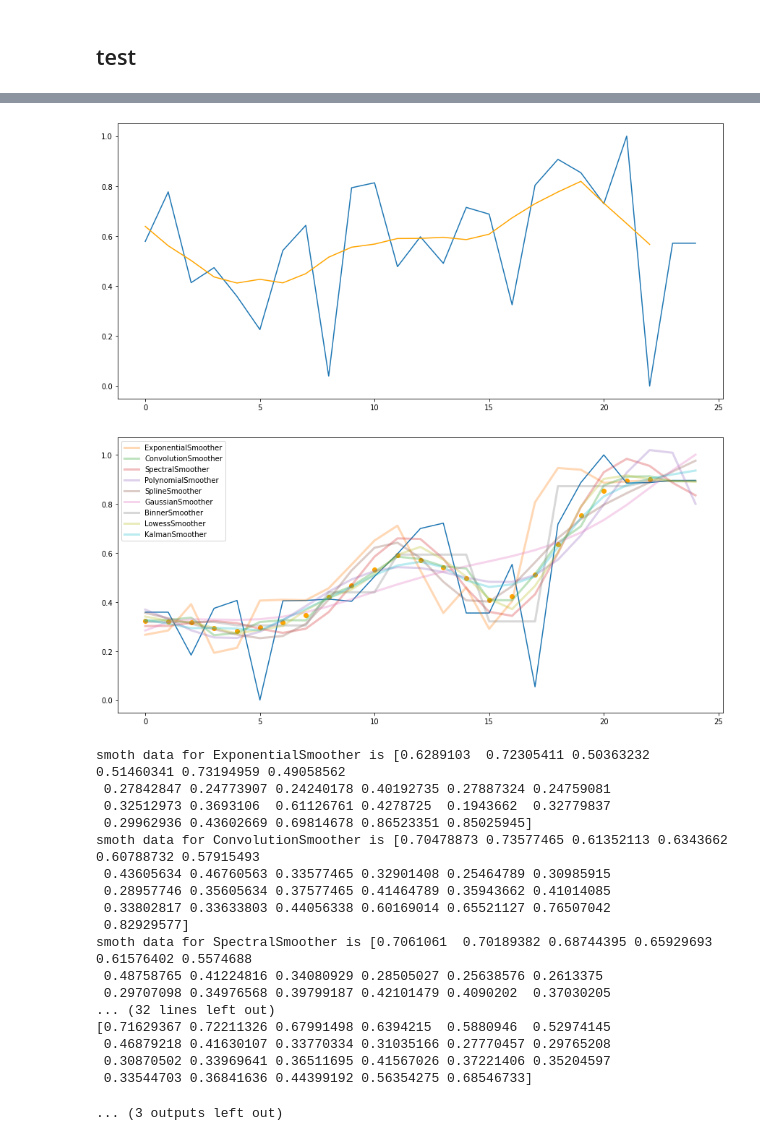
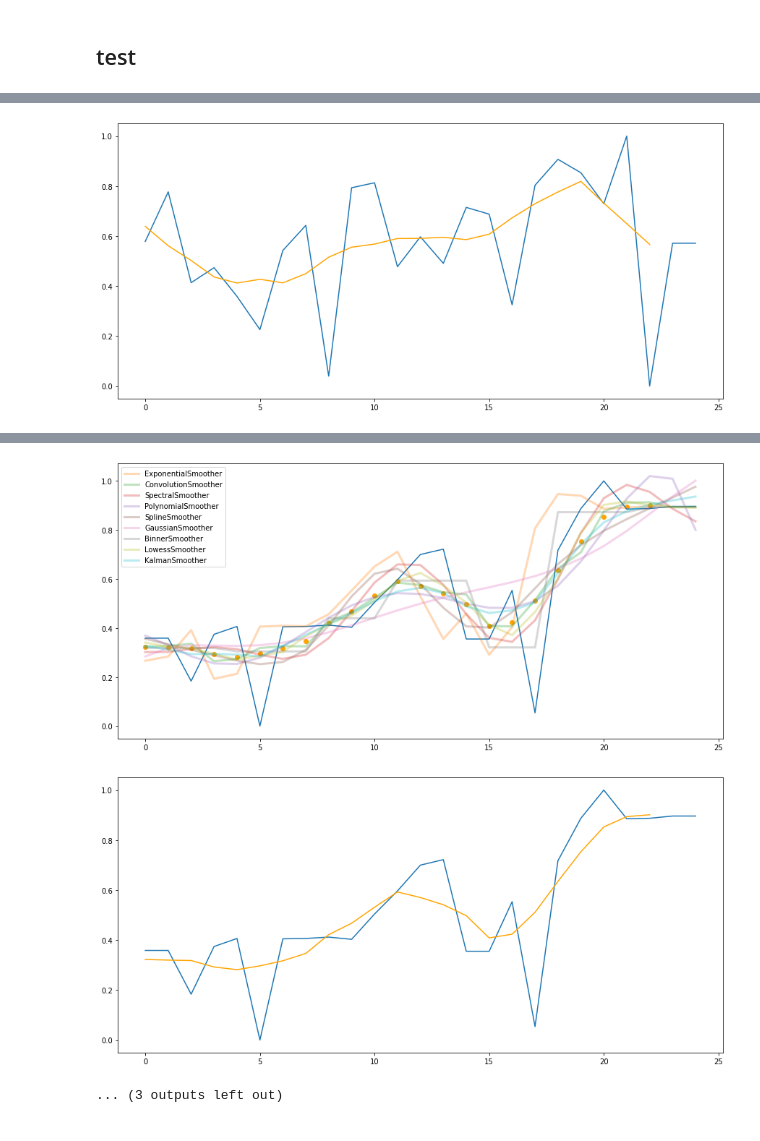
Before and after one commit to dr11m/tsmoothie, a Jupyter notebook: notebooks/Basic Smoothing.ipynb, the cells around one changed output, grey strips where cells are left out. Saved outputs shown, nothing was run; the diff lists cells and outputs as text; code cells hidden in the pictures.

```diff
--- a/notebooks/Basic Smoothing.ipynb
+++ b/notebooks/Basic Smoothing.ipynb
@@ -106,7 +111,7 @@ def apply_spline_smoother(prices: list[float], plt: plt) -> tuple[plt, list[floa
 
     return plt, smoother.smooth_data[0]
 # %%
-def apply_gaussian_smoother(prices: list[float], plt: plt) -> tuple[plt, list[float]]:
+def apply_gaussian_smoother(prices: list[float], plt: plt, should_log_data: bool) -> tuple[plt, list[float]]:
     # operate smoothing
     smoother = GaussianSmoother(n_knots=5, sigma=0.7)
     smoother.smooth(prices)
@@ -117,11 +122,12 @@ def apply_gaussian_smoother(prices: list[float], plt: plt) -> tuple[plt, list[fl
     # plot the first smoothed timeseries with intervals
     plt.plot(smoother.smooth_data[0], linewidth=3, label="GaussianSmoother", alpha=0.3)
 
-    print(f"smoth data for GaussianSmoother is {smoother.smooth_data[0]}")
+    if should_log_data:
+        print(f"smoth data for GaussianSmoother is {smoother.smooth_data[0]}")
 
     return plt, smoother.smooth_data[0]
 # %%
-def apply_binner_smoother(prices: list[float], plt: plt) -> tuple[plt, list[float]]:
+def apply_binner_smoother(prices: list[float], plt: plt, should_log_data: bool) -> tuple[plt, list[float]]:
     # operate smoothing
     smoother = BinnerSmoother(n_knots=6)
     smoother.smooth(prices)
@@ -132,11 +138,12 @@ def apply_binner_smoother(prices: list[float], plt: plt) -> tuple[plt, list[floa
     # plot the first smoothed timeseries with intervals
     plt.plot(smoother.smooth_data[0], linewidth=3, label="BinnerSmoother", alpha=0.3)
 
-    print(f"smoth data for BinnerSmoother is {smoother.smooth_data[0]}")
+    if should_log_data:
+        print(f"smoth data for BinnerSmoother is {smoother.smooth_data[0]}")
 
     return plt, smoother.smooth_data[0]
 # %%
-def apply_lowess_smoother(prices: list[float], plt: plt) -> tuple[plt, list[float]]:
+def apply_lowess_smoother(prices: list[float], plt: plt, should_log_data: bool) -> tuple[plt, list[float]]:
     # operate smoothing
     smoother = LowessSmoother(smooth_fraction=0.2, iterations=1)
     smoother.smooth(prices)
@@ -147,11 +154,12 @@ def apply_lowess_smoother(prices: list[float], plt: plt) -> tuple[plt, list[floa
     # plot the first smoothed timeseries with intervals
     plt.plot(smoother.smooth_data[0], linewidth=3, label="LowessSmoother", alpha=0.3)
 
-    print(f"smoth data for LowessSmoother is {smoother.smooth_data[0]}")
+    if should_log_data:
+        print(f"smoth data for LowessSmoother is {smoother.smooth_data[0]}")
 
     return plt, smoother.smooth_data[0]
 # %%
-def apply_kalman_smoother(prices: list[float], plt: plt) -> tuple[plt, list[float]]:
+def apply_kalman_smoother(prices: list[float], plt: plt, should_log_data: bool) -> tuple[plt, list[float]]:
     # operate smoothing
     smoother = KalmanSmoother(component='level_trend',
                             component_noise={'level':0.1, 'trend':0.1})
@@ -163,7 +171,8 @@ def apply_kalman_smoother(prices: list[float], plt: plt) -> tuple[plt, list[floa
     # plot the first smoothed timeseries with intervals
     plt.plot(smoother.smooth_data[0], linewidth=3, label="KalmanSmoother", alpha=0.3)
 
-    print(f"smoth data for KalmanSmoother is {smoother.smooth_data[0]}")
+    if should_log_data:
+        print(f"smoth data for KalmanSmoother is {smoother.smooth_data[0]}")
 
     return plt, smoother.smooth_data[0]
 # %% [markdown]
@@ -175,25 +184,27 @@ for i in range(5):
     fig = plt.figure(figsize=(15,7))
     plt.plot(prices)
 
+    should_log_data = False
+
     smoothed_predicts_list = []  # списки предиктов каждого модуля заносятся сюда (9 списков, каждый - список предсказаний)
 
-    plt, pred = apply_exponential_smoother(prices, plt)
+    plt, pred = apply_exponential_smoother(prices, plt, should_log_data=False)
     smoothed_predicts_list.append(pred)
-    plt, pred = apply_convolution_smoother(prices, plt)
+    plt, pred = apply_convolution_smoother(prices, plt, should_log_data=False)
     smoothed_predicts_list.append(pred)
-    plt, pred = apply_spectral_smoother(prices, plt)
+    plt, pred = apply_spectral_smoother(prices, plt, should_log_data=False)
     smoothed_predicts_list.append(pred)
-    plt, pred = apply_polynomial_smoother(prices, plt)
+    plt, pred = apply_polynomial_smoother(prices, plt, should_log_data=False)
     smoothed_predicts_list.append(pred)
-    plt, pred = apply_spline_smoother(prices, plt)
+    plt, pred = apply_spline_smoother(prices, plt, should_log_data=False)
     smoothed_predicts_list.append(pred)
-    plt, pred = apply_gaussian_smoother(prices, plt)
+    plt, pred = apply_gaussian_smoother(prices, plt, should_log_data=False)
     smoothed_predicts_list.append(pred)
-    plt, pred = apply_binner_smoother(prices, plt)
+    plt, pred = apply_binner_smoother(prices, plt, should_log_data=False)
     smoothed_predicts_list.append(pred)
-    plt, pred = apply_lowess_smoother(prices, plt)
+    plt, pred = apply_lowess_smoother(prices, plt, should_log_data=False)
     smoothed_predicts_list.append(pred)
-    plt, pred = apply_kalman_smoother(prices, plt)
+    plt, pred = apply_kalman_smoother(prices, plt, should_log_data=False)
     smoothed_predicts_list.append(pred)
 
     # не все возвращают полное кол-во значений, так как некоторые используют оконные функции
@@ -211,6 +222,8 @@ for i in range(5):
     plt.legend()
     plt.show()
 
+    labels = np.where(prices > mean_of_predicts_without_extremes, 1, 0)
+
     fig = plt.figure(figsize=(15,7))
     plt.plot(prices)
     plt.plot(range(len(mean_of_predicts_without_extremes)), mean_of_predicts_without_extremes, color="orange")
@@ -274 +248,2 @@ smoth data for SpectralSmoother is [0.66684321 0.60201942 0.50853476 0.42005097
 [figure]
+[figure]
@@ -288,24 +250,7 @@ smoth data for SpectralSmoother is [0.30180857 0.30252111 0.31448201 0.32239324
 [0.3222666  0.31980504 0.31806807 0.29218293 0.28156489 0.29673096
  0.3170286  0.34637154 0.42154741 0.46731428 0.53124846 0.59226913
  0.57016586 0.54128507 0.49751943 0.40858552 0.42346616 0.51096658
  0.63452109 0.75308575 0.85250244 0.89364646 0.90118092]
-[figure]
 [figure]
+[figure, added]
-smoth data for ExponentialSmoother is [0.6289103  0.72305411 0.50363232 0.51460341 0.73194959 0.49058562
- 0.27842847 0.24773907 0.24240178 0.40192735 0.27887324 0.24759081
- 0.32512973 0.3693106  0.61126761 0.4278725  0.1943662  0.32779837
- 0.29962936 0.43602669 0.69814678 0.86523351 0.85025945]
-smoth data for ConvolutionSmoother is [0.70478873 0.73577465 0.61352113 0.6343662  0.60788732 0.57915493
- 0.43605634 0.46760563 0.33577465 0.32901408 0.25464789 0.30985915
- 0.28957746 0.35605634 0.37577465 0.41464789 0.35943662 0.41014085
- 0.33802817 0.33633803 0.44056338 0.60169014 0.65521127 0.76507042
- 0.82929577]
-smoth data for SpectralSmoother is [0.7061061  0.70189382 0.68744395 0.65929693 0.61576402 0.5574688
- 0.48758765 0.41224816 0.34080929 0.28505027 0.25638576 0.2613375
- 0.29707098 0.34976568 0.39799187 0.42101479 0.4090202  0.37030205
-... (32 lines left out)
-[0.71629367 0.72211326 0.67991498 0.6394215  0.5880946  0.52974145
- 0.46879218 0.41630107 0.33770334 0.31035166 0.27770457 0.29765208
- 0.30870502 0.33969641 0.36511695 0.41567026 0.37221406 0.35204597
- 0.33544703 0.36841636 0.44399192 0.56354275 0.68546733]
+... (3 outputs left out)
-... (3 outputs left out)
```
Also changed, not shown: parts of 6 cells of this notebook.
